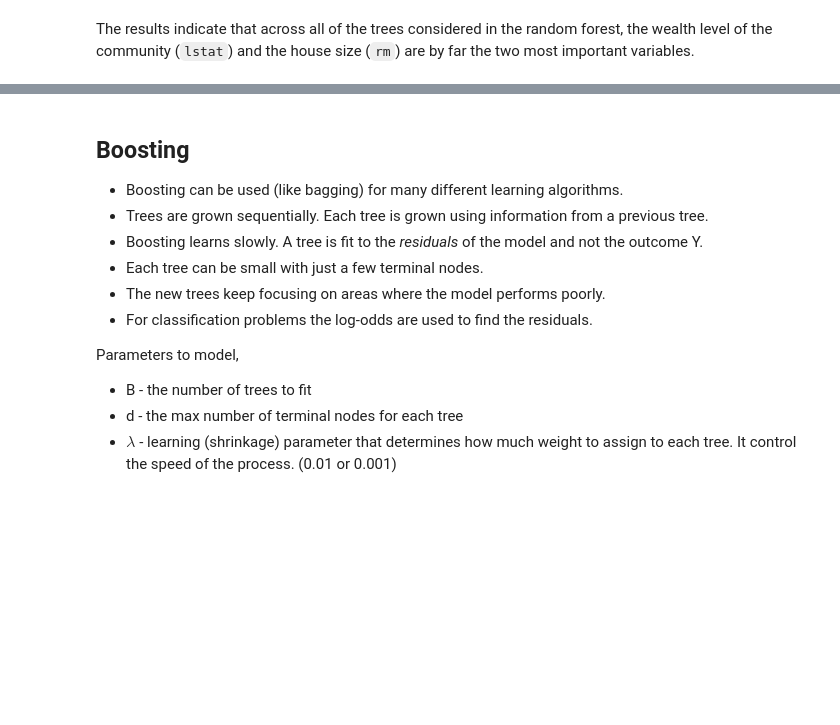
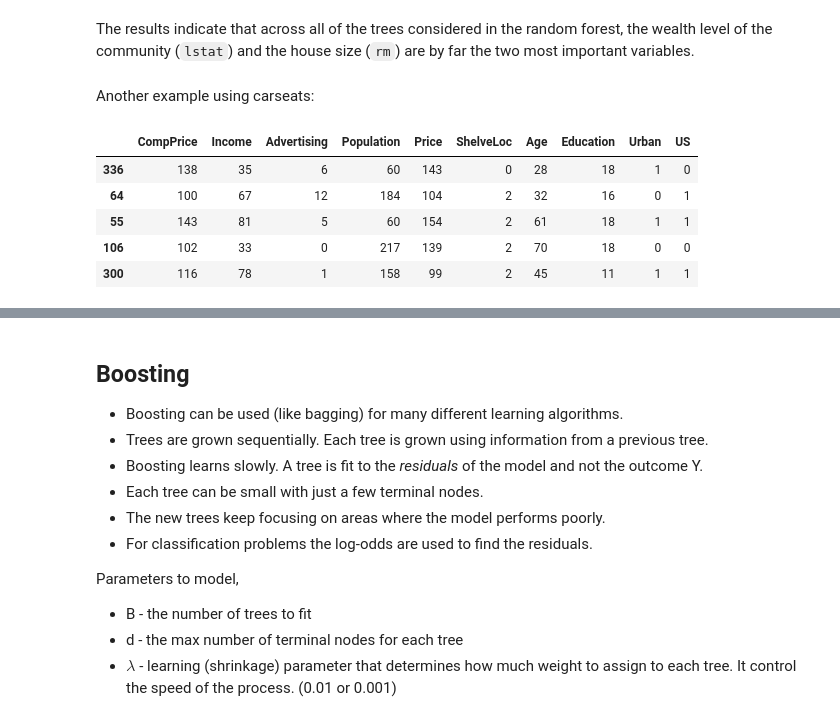
Before and after one commit to muzaffarizamuddin/machine-learning-course, a Jupyter notebook: week8.ipynb, the cells around one changed output, grey strips where cells are left out. Cells and saved outputs as stored; diff of their text form; code cells hidden in the pictures; blank space fills up the shorter version.

```diff
--- a/week8.ipynb
+++ b/week8.ipynb
@@ -470,3 +488,5 @@ plt.show()
 The results indicate that across all of the trees considered in the random
 forest, the wealth level of the community (`lstat`) and the house size (`rm`)
 are by far the two most important variables.
+# %% [markdown]
+Another example using carseats:
@@ -472,0 +500,9 @@ are by far the two most important variables.
+# %%
+X_train.head()
+# %% [output]
+|  | CompPrice | Income | Advertising | Population | Price | ShelveLoc | Age | Education | Urban | US |
+| 336 | 138 | 35 | 6 | 60 | 143 | 0 | 28 | 18 | 1 | 0 |
+| 64 | 100 | 67 | 12 | 184 | 104 | 2 | 32 | 16 | 0 | 1 |
+| 55 | 143 | 81 | 5 | 60 | 154 | 2 | 61 | 18 | 1 | 1 |
+| 106 | 102 | 33 | 0 | 217 | 139 | 2 | 70 | 18 | 0 | 0 |
+| 300 | 116 | 78 | 1 | 158 | 99 | 2 | 45 | 11 | 1 | 1 |
```
Also changed, not shown: parts of 21 cells of this notebook, 4 other files.
